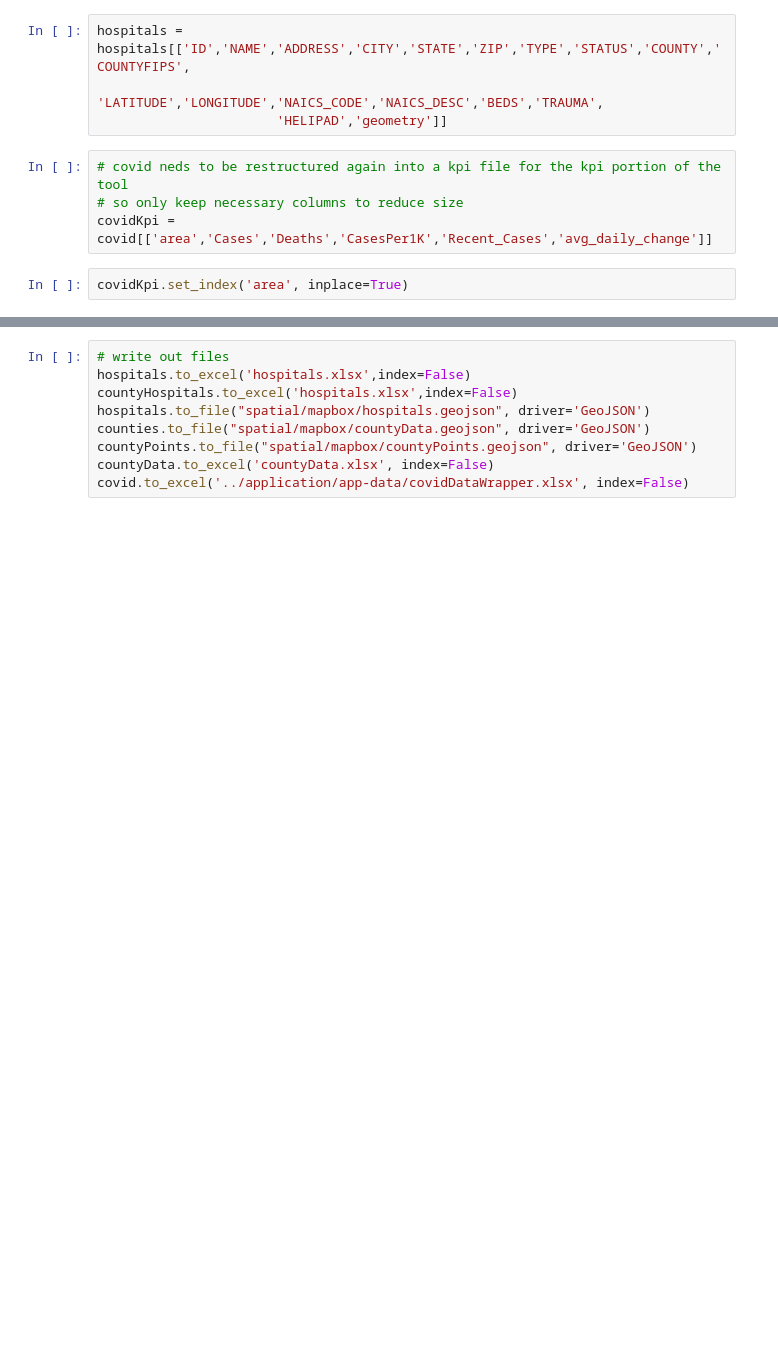
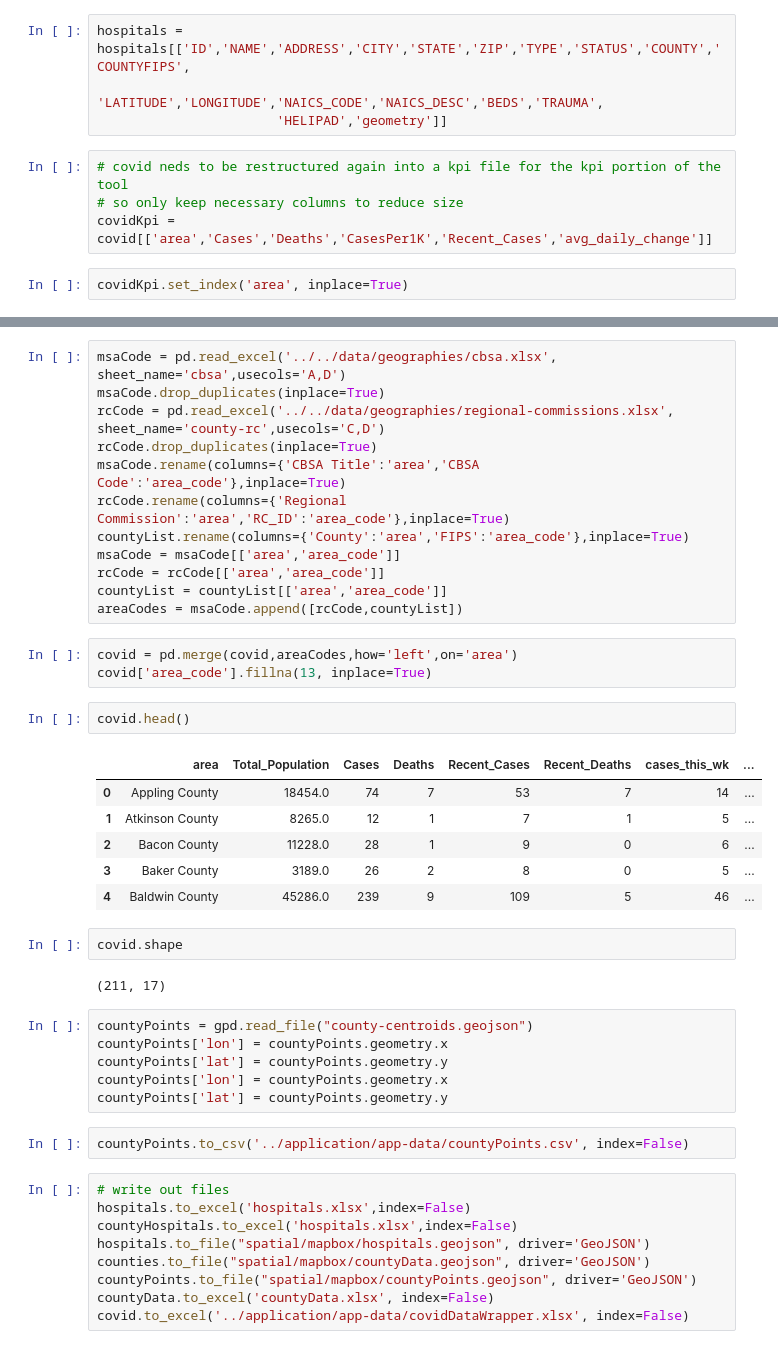
Before and after one commit to mmainzer/covid-recovery, a Jupyter notebook: data/tiles-prep.ipynb, the cells around one changed output, grey strips where cells are left out. Cells and saved outputs as stored; diff of their text form; blank space fills up the shorter version.

```diff
--- a/data/tiles-prep.ipynb
+++ b/data/tiles-prep.ipynb
@@ -697,3 +685,39 @@ countyPoints.sort_values('COVID_Death_Rate')
+# %%
+msaCode = pd.read_excel('../../data/geographies/cbsa.xlsx', sheet_name='cbsa',usecols='A,D')
+msaCode.drop_duplicates(inplace=True)
+rcCode = pd.read_excel('../../data/geographies/regional-commissions.xlsx', sheet_name='county-rc',usecols='C,D')
+rcCode.drop_duplicates(inplace=True)
+msaCode.rename(columns={'CBSA Title':'area','CBSA Code':'area_code'},inplace=True)
+rcCode.rename(columns={'Regional Commission':'area','RC_ID':'area_code'},inplace=True)
+countyList.rename(columns={'County':'area','FIPS':'area_code'},inplace=True)
+msaCode = msaCode[['area','area_code']]
+rcCode = rcCode[['area','area_code']]
+countyList = countyList[['area','area_code']]
+areaCodes = msaCode.append([rcCode,countyList])
+# %%
+covid = pd.merge(covid,areaCodes,how='left',on='area')
+covid['area_code'].fillna(13, inplace=True)
+# %%
+covid.head()
+# %% [output]
+|  | area | Total_Population | Cases | Deaths | Recent_Cases | Recent_Deaths | cases_this_wk | ... |
+| 0 | Appling County | 18454.0 | 74 | 7 | 53 | 7 | 14 | ... |
+| 1 | Atkinson County | 8265.0 | 12 | 1 | 7 | 1 | 5 | ... |
+| 2 | Bacon County | 11228.0 | 28 | 1 | 9 | 0 | 6 | ... |
+| 3 | Baker County | 3189.0 | 26 | 2 | 8 | 0 | 5 | ... |
+| 4 | Baldwin County | 45286.0 | 239 | 9 | 109 | 5 | 46 | ... |
+# %%
+covid.shape
+# %% [output]
+(211, 17)
+# %%
+countyPoints = gpd.read_file("county-centroids.geojson")
+countyPoints['lon'] = countyPoints.geometry.x
+countyPoints['lat'] = countyPoints.geometry.y
+countyPoints['lon'] = countyPoints.geometry.x
+countyPoints['lat'] = countyPoints.geometry.y
+# %%
+countyPoints.to_csv('../application/app-data/countyPoints.csv', index=False)
 # %%
 # write out files
 hospitals.to_excel('hospitals.xlsx',index=False)
```
Also changed, not shown: parts of 5 cells of this notebook, 16 other files.
